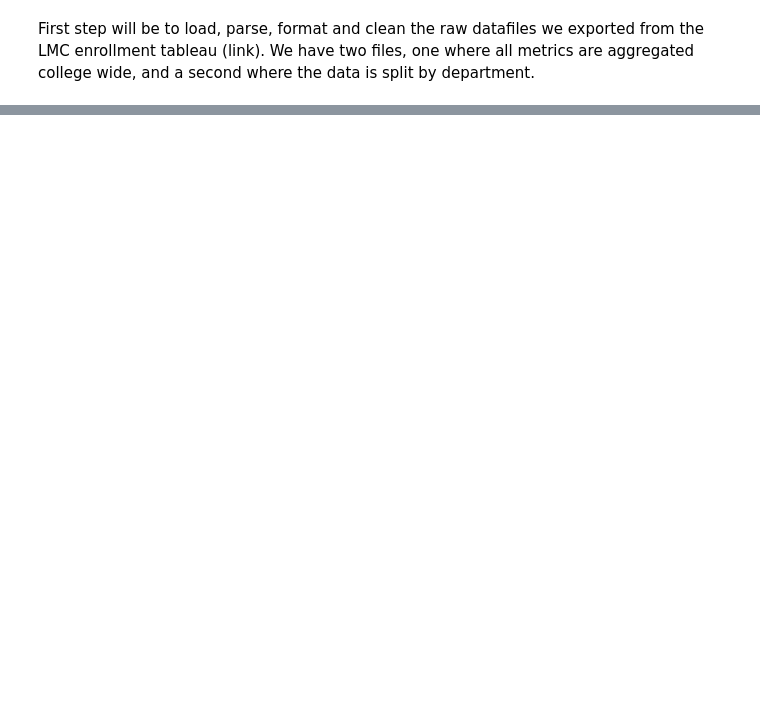
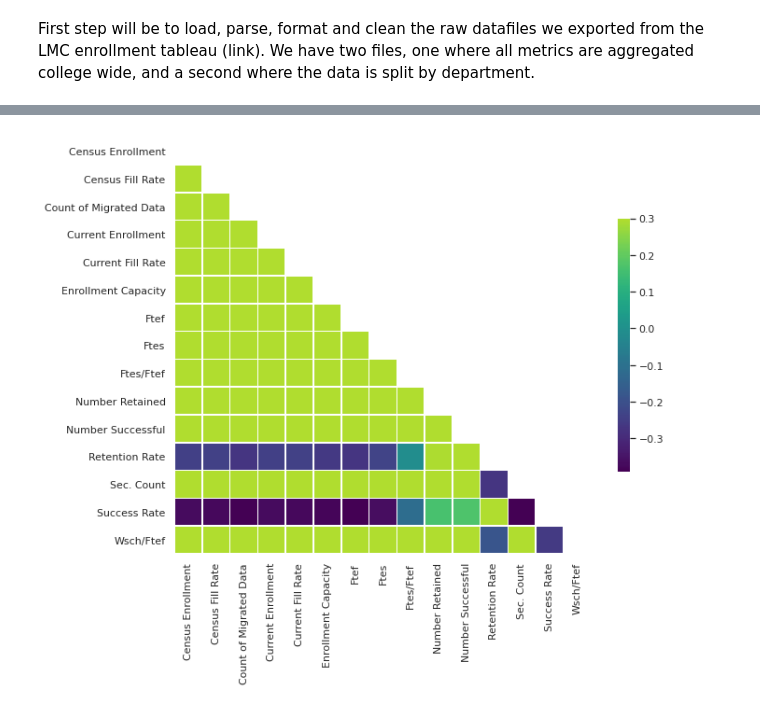
Before and after one commit to gperdrizet/LMC-enrollment-forecast, a Jupyter notebook: notebooks/data_exploration.ipynb, the cells around one changed output, grey strips where cells are left out. Drawn from its saved outputs; the diff is of its cells as text; code cells hidden in the pictures; blank space fills up the shorter version.

Commit message:
Added cross correlation matrix plot

```diff
--- a/notebooks/data_exploration.ipynb
+++ b/notebooks/data_exploration.ipynb
@@ -43,3 +74,16 @@ enrollment_by_department.describe()
 # %%
-plt.matshow(enrollment_by_semester.corr())
+correlation_matrix_all = enrollment_by_semester.corr()
+mask = np.zeros_like(correlation_matrix_all, dtype=np.bool)
+mask[np.triu_indices_from(mask)] = True
+
+sns.set(style = "white")
+cmap = 'viridis'
+
+fig, ax = plt.subplots(figsize=(10, 10))
+
+sns.heatmap(correlation_matrix_all, mask=mask, cmap=cmap, vmax=.3, center=0,
+            square=True, linewidths=.5, cbar_kws={"shrink": .5})
+
 plt.show()
+# %% [output]
+[figure, added]
```
Also changed, not shown: parts of 6 cells of this notebook.
